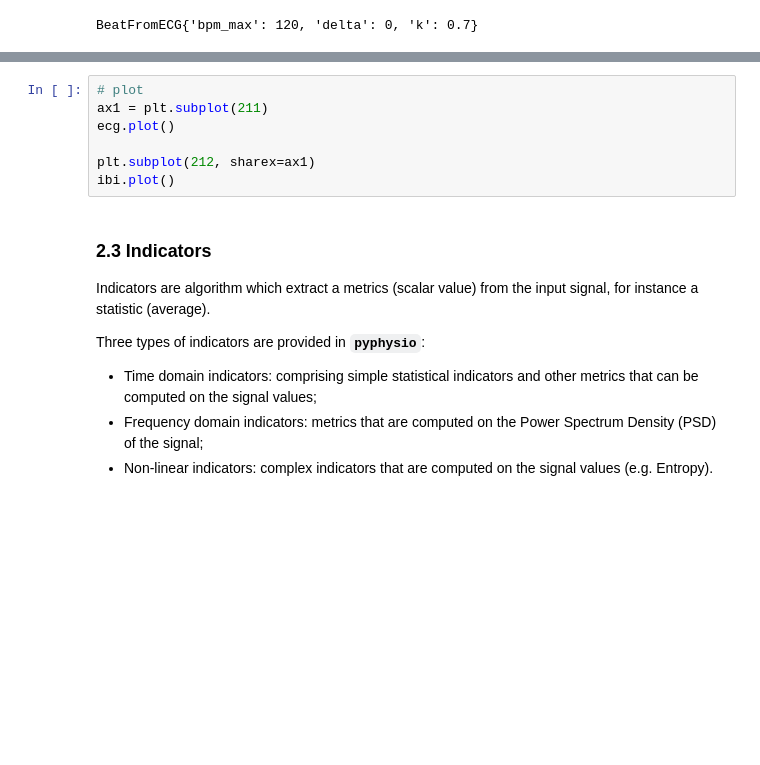
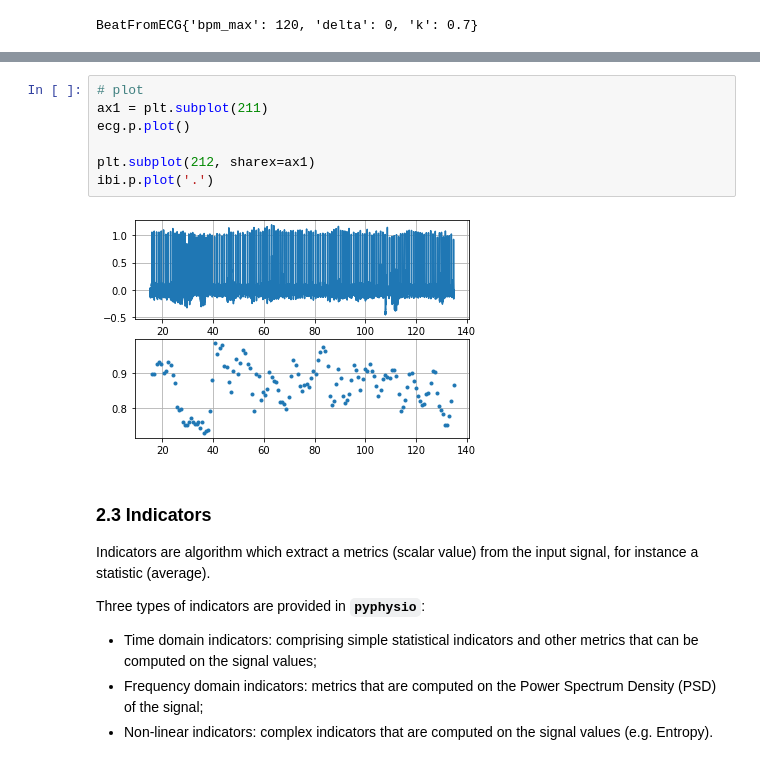
Before and after one commit to Stefans-code/Project_Work, a Jupyter notebook: tutorials/2-algorithms.ipynb, the cells around one changed output, grey strips where cells are left out. Saved outputs shown, nothing was run; the diff lists cells and outputs as text; blank space fills up the shorter version.

```diff
--- a/tutorials/2-algorithms.ipynb
+++ b/tutorials/2-algorithms.ipynb
@@ -114,10 +112,12 @@ KeyboardInterrupt:
 # %%
 # plot
 ax1 = plt.subplot(211)
-ecg.plot()
+ecg.p.plot()
 
 plt.subplot(212, sharex=ax1)
-ibi.plot()
+ibi.p.plot('.')
+# %% [output]
+[figure, added]
 # %% [markdown]
 ### 2.3 Indicators
 
```
Also changed, not shown: parts of 7 cells of this notebook, 13 other files.
